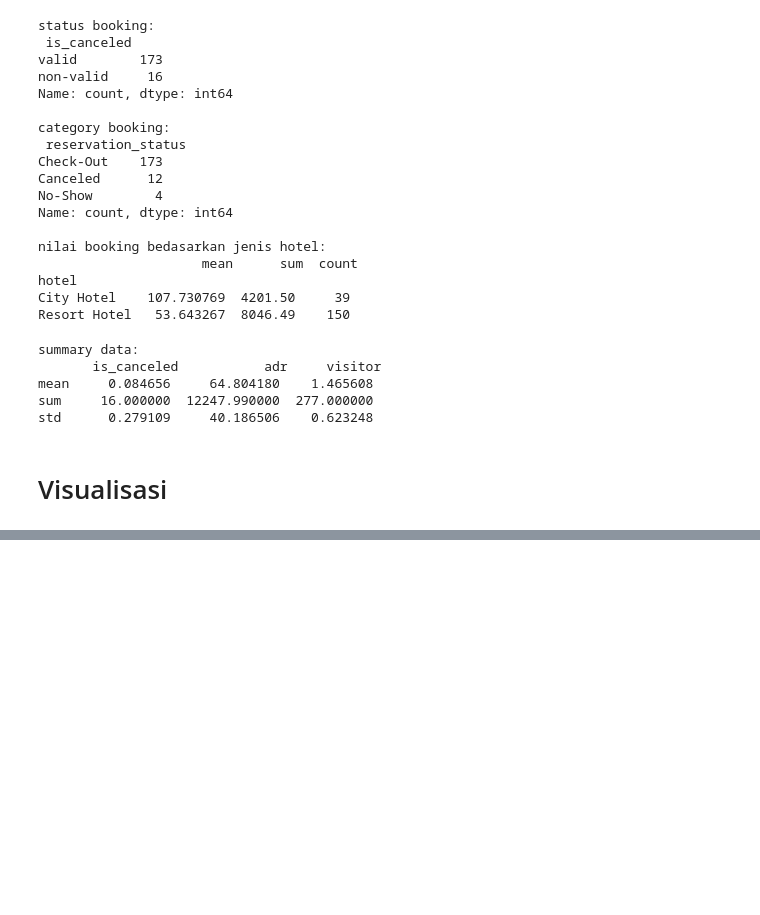
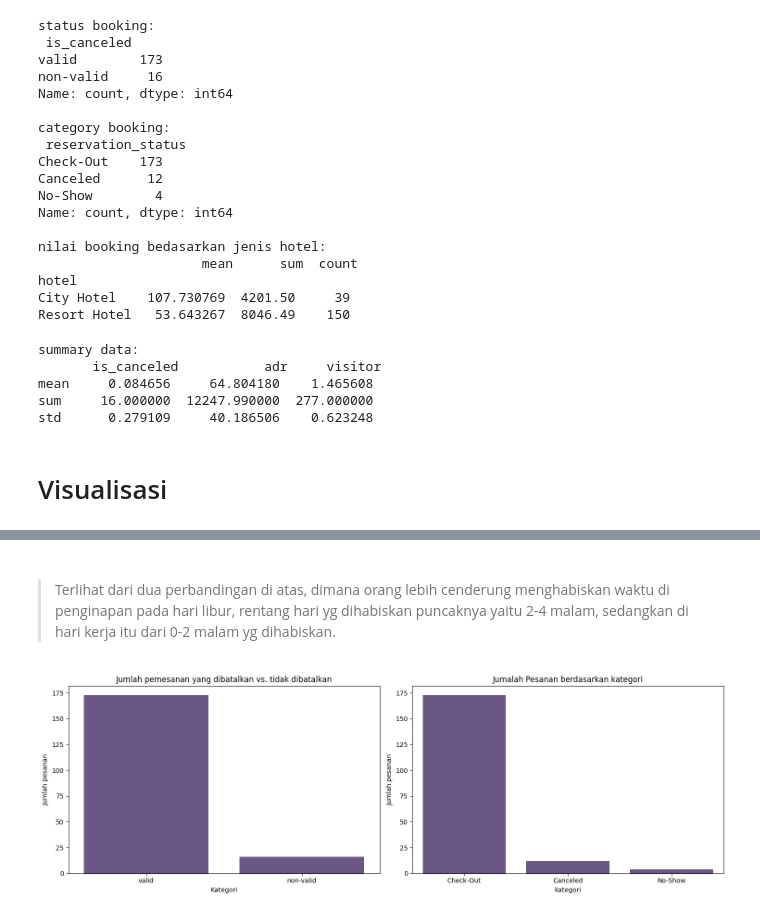
Before and after one commit to Aldistwn29/Data_analysis, a Jupyter notebook: Booking_Hotel.ipynb, the cells around one changed output, grey strips where cells are left out. Cells and saved outputs as stored; diff of their text form; code cells hidden in the pictures; blank space fills up the shorter version.

```diff
--- a/Booking_Hotel.ipynb
+++ b/Booking_Hotel.ipynb
@@ -201,0 +235,26 @@ std      0.279109     40.186506    0.623248
+# %% [markdown]
+
+
+>
+# %% [markdown]
+
+
+> Terlihat dari dua perbandingan di atas, dimana orang lebih cenderung menghabiskan waktu di penginapan pada hari libur, rentang hari yg dihabiskan puncaknya yaitu 2-4 malam, sedangkan di hari kerja itu dari 0-2 malam yg dihabiskan.
+# %%
+# jumlah pemesanan yang dibatalkan vs. tidak dibatalkan
+fig, ax = plt.subplots(1, 2, figsize=(15, 5))
+
+sns.barplot(status_bokking, ax=ax[0], color='#694F8E')
+ax[0].set_title('Jumlah pemesanan yang dibatalkan vs. tidak dibatalkan')
+ax[0].set_xlabel('Kategori')
+ax[0].set_ylabel('Jumlah pesanan')
+
+sns.barplot(category_booking, ax=ax[1], color='#694F8E')
+ax[1].set_title('Jumalah Pesanan berdasarkan kategori')
+ax[1].set_xlabel('kategori')
+ax[1].set_ylabel('Jumlah pesanan')
+
+plt.tight_layout()
+plt.show()
+# %% [output]
+[figure, added]
```
Also changed, not shown: parts of 20 cells of this notebook.
